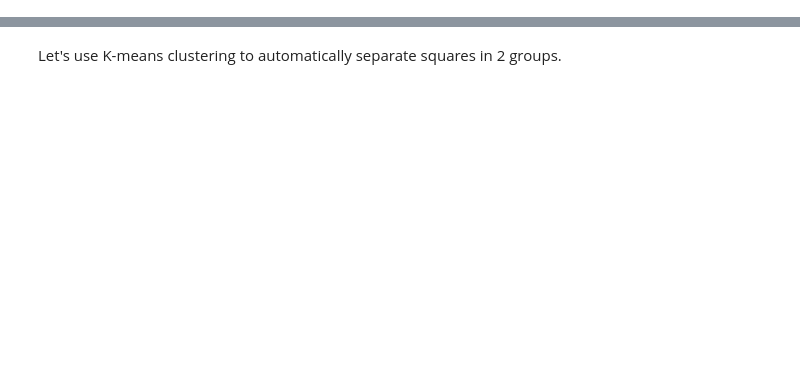
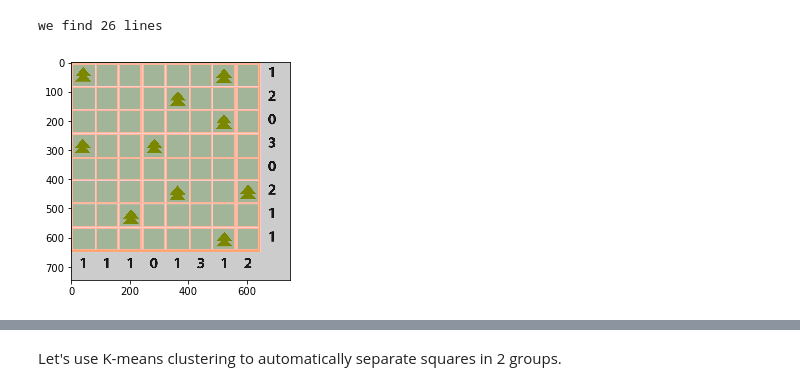
Before and after one commit to rrodenburg/tents_n_trees, a Jupyter notebook: puzzle_detector.ipynb, the cells around one changed output, grey strips where cells are left out. Drawn from its saved outputs; the diff is of its cells as text; code cells hidden in the pictures; blank space fills up the shorter version.

```diff
--- a/puzzle_detector.ipynb
+++ b/puzzle_detector.ipynb
@@ -110,9 +7,0 @@ len(lines)
-# %%
-line_image = np.copy(img) * 0
-
-for x1,y1,x2,y2 in cleaned_lines.reshape(-1,4):
-        cv2.line(line_image,(x1,y1),(x2,y2),(255,0,0),5)
-
-# Draw the lines on the  image
-lines_edges = cv2.addWeighted(img, 0.8, line_image, 1, 0)
-plt.imshow(lines_edges, cmap='gray');
@@ -194,0 +39,36 @@ The histogram shows that the pixel intensity divides the game squares in 2 disti
+# %%
+kernel_size = 11
+high_threshold = 10
+low_threshold = 5
+
+rho = 3  # distance resolution in pixels of the Hough grid
+theta = np.pi / 180  # angular resolution in radians of the Hough grid
+threshold = 20  # minimum number of votes (intersections in Hough grid cell)
+min_line_length = img.shape[0]*0.8  # minimum number of pixels making up a line
+max_line_gap = img.shape[0]*0.05 # maximum gap in pixels between connectable line segments
+
+
+blur_gray = cv2.GaussianBlur(gray,(kernel_size, kernel_size),0)
+edges = cv2.Canny(blur_gray, low_threshold, high_threshold)
+
+# Run Hough on edge detected image
+# Output "lines" is an array containing endpoints of detected line segments
+lines = cv2.HoughLinesP(edges, rho, theta, threshold, np.array([]),
+                    min_line_length, max_line_gap).reshape(-1,4)
+
+print(f'we find {len(lines)} lines')
+# %% [output]
+we find 26 lines
+# %%
+def visualize_lines(lines, img):
+    line_image = np.copy(img) * 0  # creating a blank to draw lines on
+    for x1,y1,x2,y2 in lines:
+        cv2.line(line_image,(x1,y1),(x2,y2),(255,0,0),5)
+
+    # Draw the lines on the  image
+    lines_edges = cv2.addWeighted(img, 0.8, line_image, 1, 0)
+    plt.imshow(lines_edges, cmap='gray');
+
+visualize_lines(lines, img)
+# %% [output]
+[figure, added]
```
Also changed, not shown: parts of 47 cells of this notebook.
